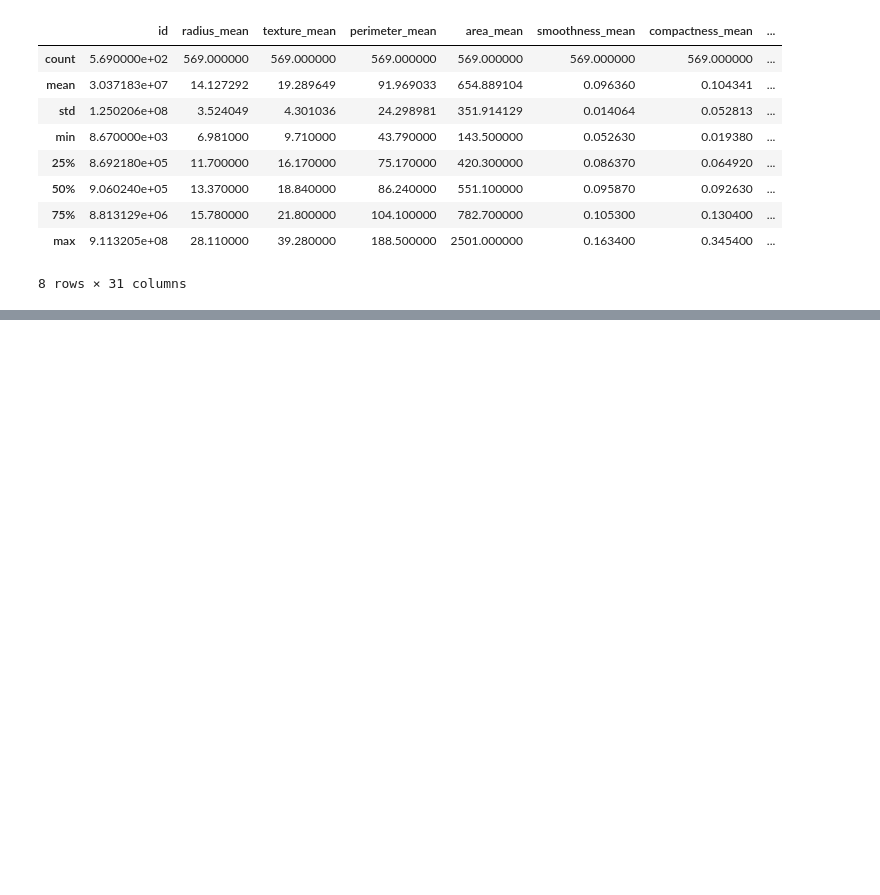
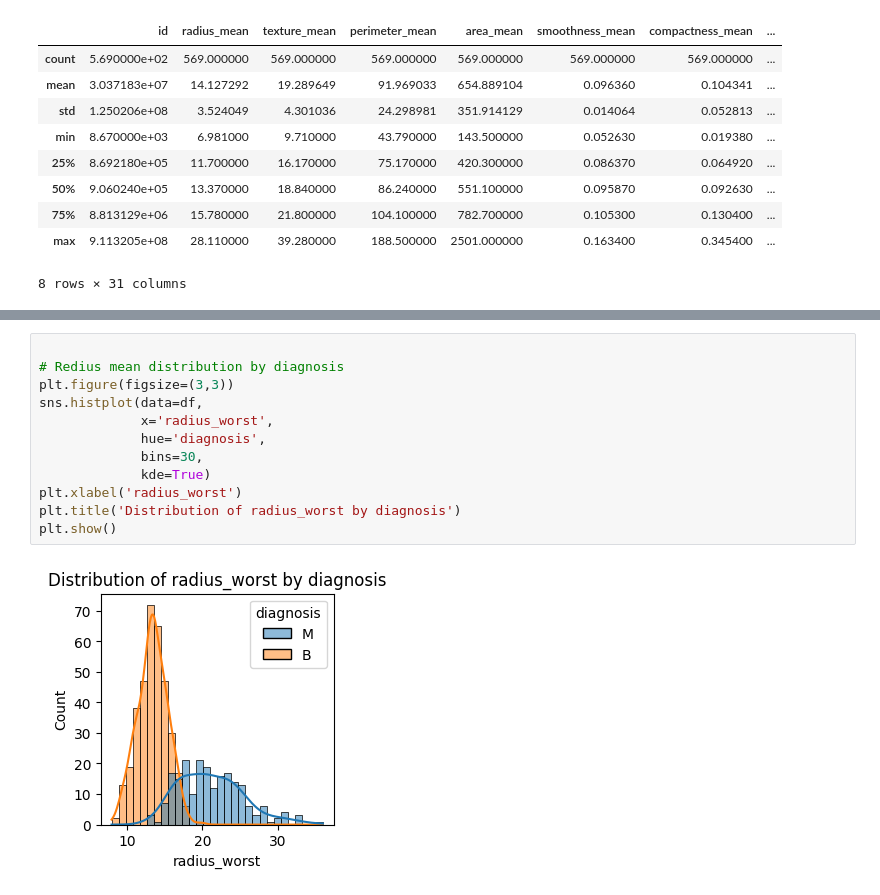
Before and after one commit to Mostafij-k/Advanced_ML_Project, a Jupyter notebook: Cancer_Project/Breast_Cancer.ipynb, the cells around one changed output, grey strips where cells are left out. Cells and saved outputs as stored; diff of their text form; blank space fills up the shorter version.

```diff
--- a/Cancer_Project/Breast_Cancer.ipynb
+++ b/Cancer_Project/Breast_Cancer.ipynb
@@ -69,0 +141,14 @@ Name: count, dtype: int64
+# %%
+
+# Redius mean distribution by diagnosis
+plt.figure(figsize=(3,3))
+sns.histplot(data=df,
+             x='radius_worst',
+             hue='diagnosis',
+             bins=30,
+             kde=True)
+plt.xlabel('radius_worst')
+plt.title('Distribution of radius_worst by diagnosis')
+plt.show()
+# %% [output]
+[figure, added]
```
Also changed, not shown: parts of 11 cells of this notebook.
